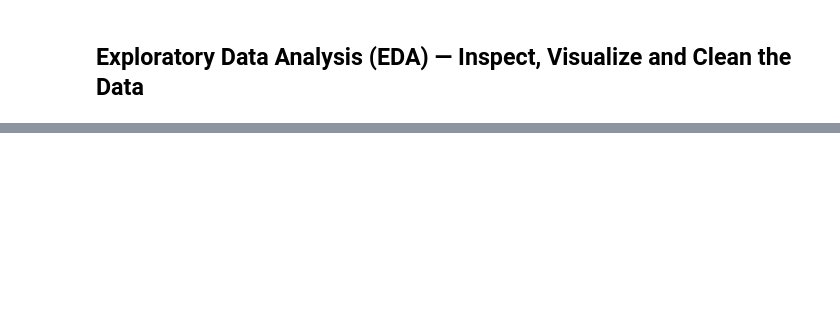
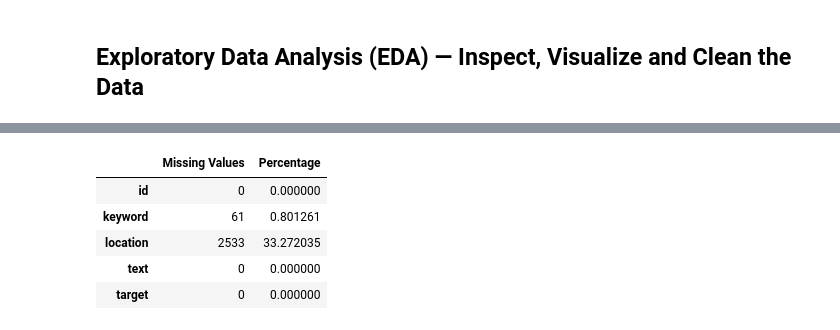
Before and after one commit to JudoboyAlex/nlp_disaster_tweets, a Jupyter notebook: nlp_disaster_tweets.ipynb, the cells around one changed output, grey strips where cells are left out. Cells and saved outputs as stored; diff of their text form; code cells hidden in the pictures; blank space fills up the shorter version.

```diff
--- a/nlp_disaster_tweets.ipynb
+++ b/nlp_disaster_tweets.ipynb
@@ -45,0 +111,14 @@ from tensorflow.python.keras.callbacks import EarlyStopping, ModelCheckpoint
+# %%
+missing_values = train_data.isnull().sum()
+missing_values_percentage = (missing_values / len(train_data)) * 100
+
+missing_data_summary = pd.DataFrame({"Missing Values": missing_values,
+                                     "Percentage": missing_values_percentage})
+missing_data_summary
+# %% [output]
+|  | Missing Values | Percentage |
+| id | 0 | 0.000000 |
+| keyword | 61 | 0.801261 |
+| location | 2533 | 33.272035 |
+| text | 0 | 0.000000 |
+| target | 0 | 0.000000 |
```
Also changed, not shown: parts of 10 cells of this notebook.
